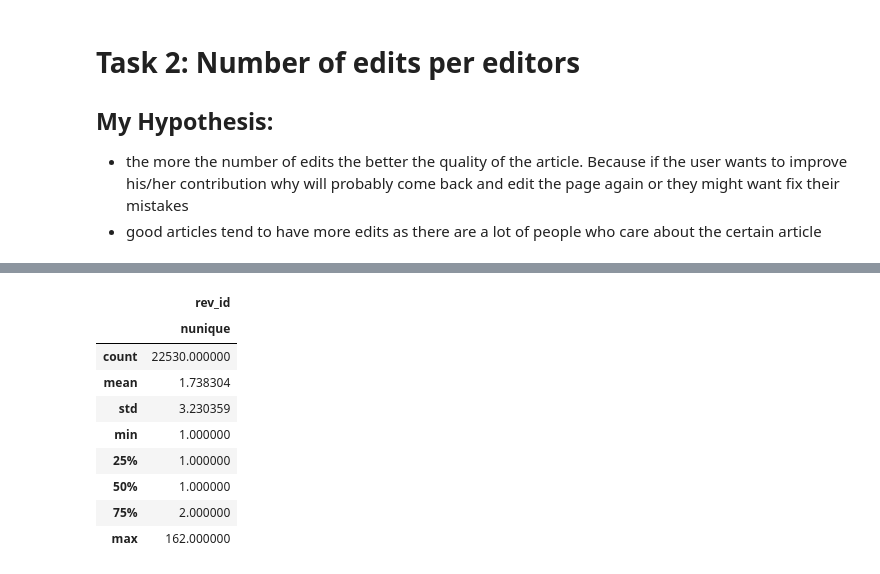
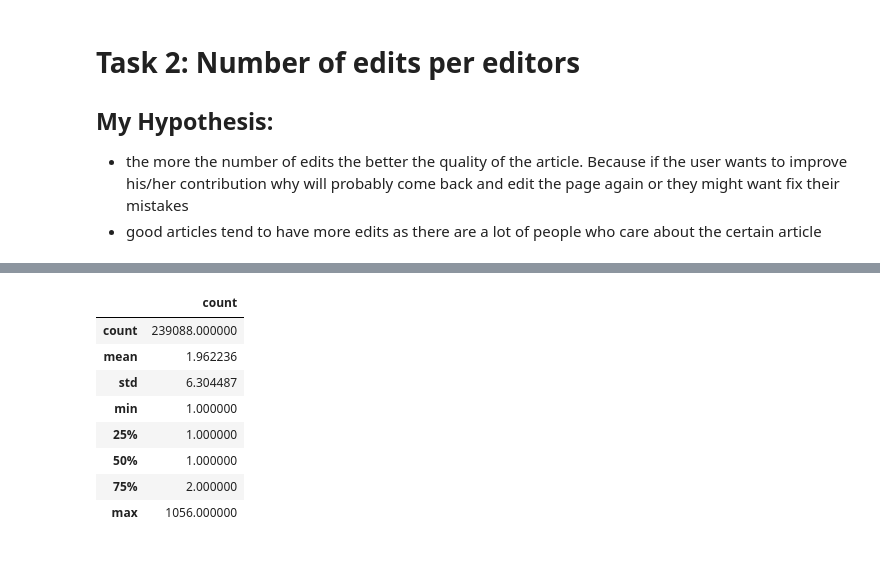
Before and after one commit to abaikara/social_computing_analysis-, a Jupyter notebook: sc.ipynb, the cells around one changed output, grey strips where cells are left out. Drawn from its saved outputs; the diff is of its cells as text; code cells hidden in the pictures.

```diff
--- a/sc.ipynb
+++ b/sc.ipynb
@@ -247,14 +272,13 @@ sc_good.head()
 # %%
-task2_good = sc_good.groupby(['Article','user']).agg({'rev_id': ['nunique']})
-task2_good.describe()
+task2_bad = sc_bad.groupby(["Article","user"])["rev_id"].nunique().reset_index(name="count")
+task2_bad.describe()
 # %% [output]
-|  | rev_id |
-|  | nunique |
-| count | 22530.000000 |
-| mean | 1.738304 |
-| std | 3.230359 |
+|  | count |
+| count | 239088.000000 |
+| mean | 1.962236 |
+| std | 6.304487 |
 | min | 1.000000 |
 | 25% | 1.000000 |
 | 50% | 1.000000 |
 | 75% | 2.000000 |
-| max | 162.000000 |
+| max | 1056.000000 |
```
Also changed, not shown: parts of 83 cells of this notebook.
